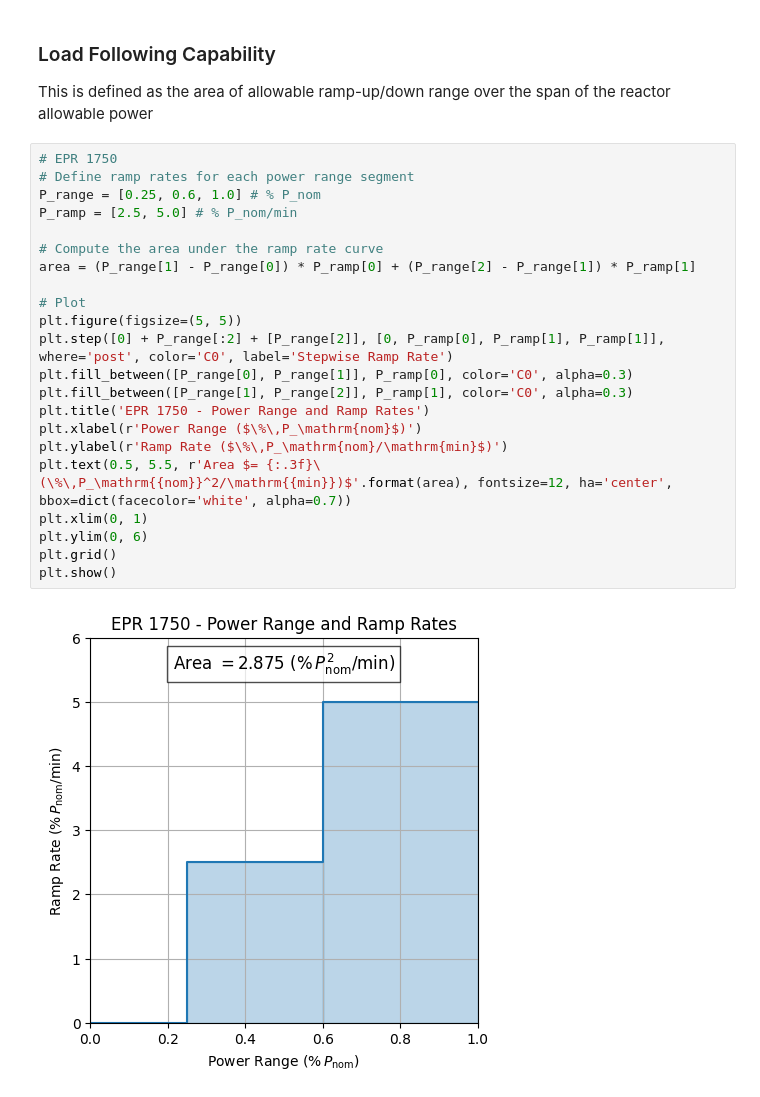
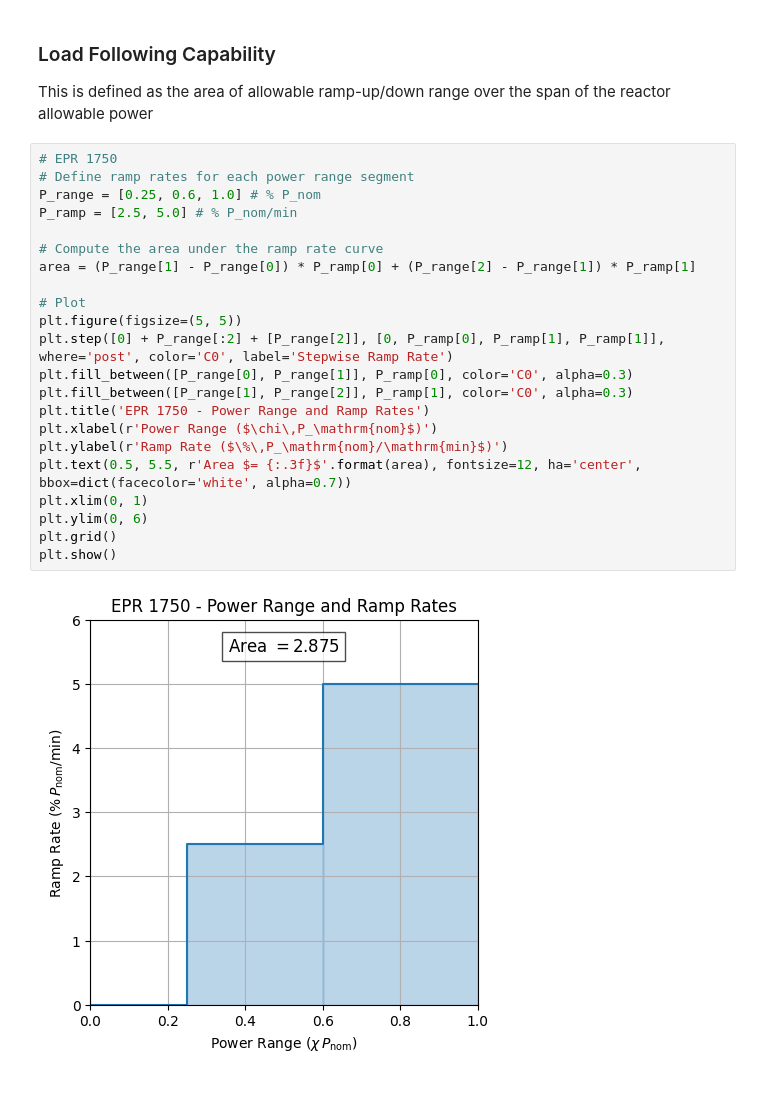
Before and after one commit to simo-pagliu/Master-Thesis, a Jupyter notebook: 01 - Attributes Definition/Reactors Data/Load Following.ipynb, the cells around one changed output. Drawn from its saved outputs; the diff is of its cells as text.

```diff
--- a/01 - Attributes Definition/Reactors Data/Load Following.ipynb
+++ b/01 - Attributes Definition/Reactors Data/Load Following.ipynb
@@ -7,27 +7,27 @@ This is defined as the area of allowable ramp-up/down range over the span of the
 # %%
 # EPR 1750
 # Define ramp rates for each power range segment
 P_range = [0.25, 0.6, 1.0] # % P_nom
 P_ramp = [2.5, 5.0] # % P_nom/min
 
 # Compute the area under the ramp rate curve
 area = (P_range[1] - P_range[0]) * P_ramp[0] + (P_range[2] - P_range[1]) * P_ramp[1]
 
 # Plot
 plt.figure(figsize=(5, 5))
 plt.step([0] + P_range[:2] + [P_range[2]], [0, P_ramp[0], P_ramp[1], P_ramp[1]], where='post', color='C0', label='Stepwise Ramp Rate')
 plt.fill_between([P_range[0], P_range[1]], P_ramp[0], color='C0', alpha=0.3)
 plt.fill_between([P_range[1], P_range[2]], P_ramp[1], color='C0', alpha=0.3)
 plt.title('EPR 1750 - Power Range and Ramp Rates')
-plt.xlabel(r'Power Range ($\%\,P_\mathrm{nom}$)')
+plt.xlabel(r'Power Range ($\chi\,P_\mathrm{nom}$)')
 plt.ylabel(r'Ramp Rate ($\%\,P_\mathrm{nom}/\mathrm{min}$)')
-plt.text(0.5, 5.5, r'Area $= {:.3f}\ (\%\,P_\mathrm{{nom}}^2/\mathrm{{min}})$'.format(area), fontsize=12, ha='center', bbox=dict(facecolor='white', alpha=0.7))
+plt.text(0.5, 5.5, r'Area $= {:.3f}$'.format(area), fontsize=12, ha='center', bbox=dict(facecolor='white', alpha=0.7))
 plt.xlim(0, 1)
 plt.ylim(0, 6)
 plt.grid()
 plt.show()
 # %% [output]
-[figure, old version]
+[figure, new version]
 # %%
 # APR 1400
 # Define ramp rates for each power range segment
```
Also changed, not shown: parts of 8 cells of this notebook, 1 other file.
